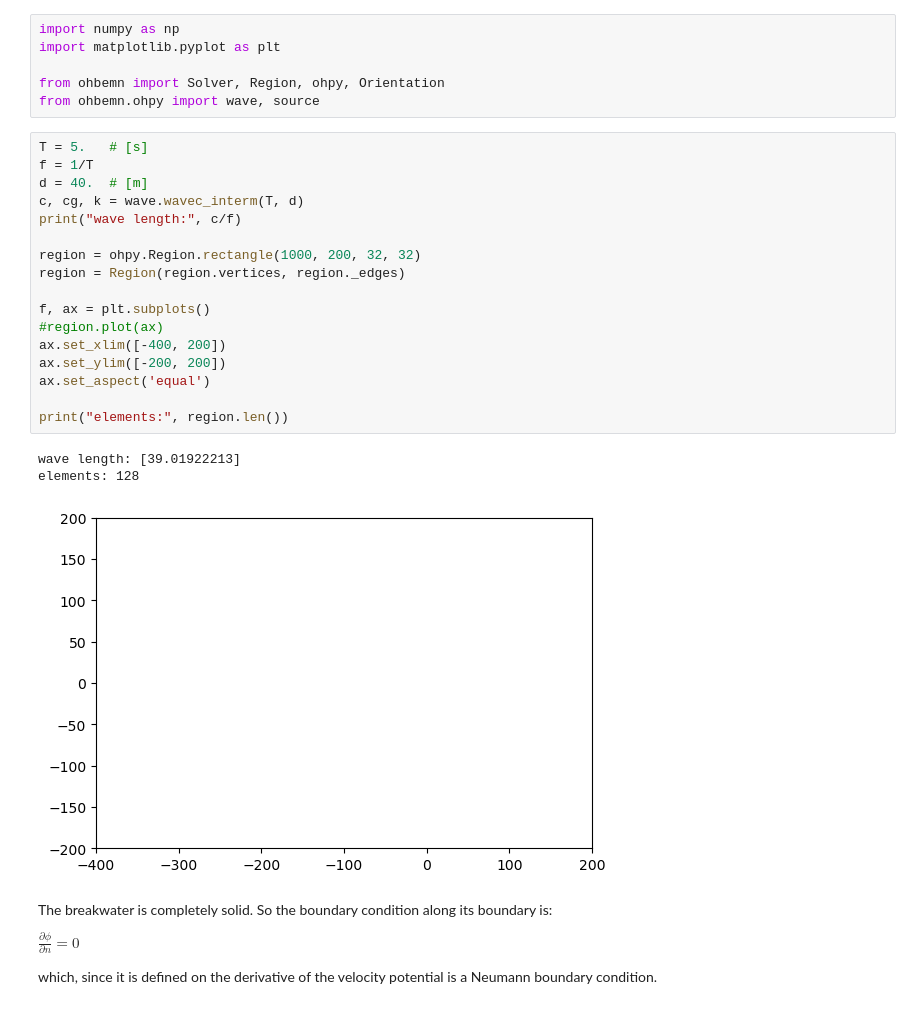
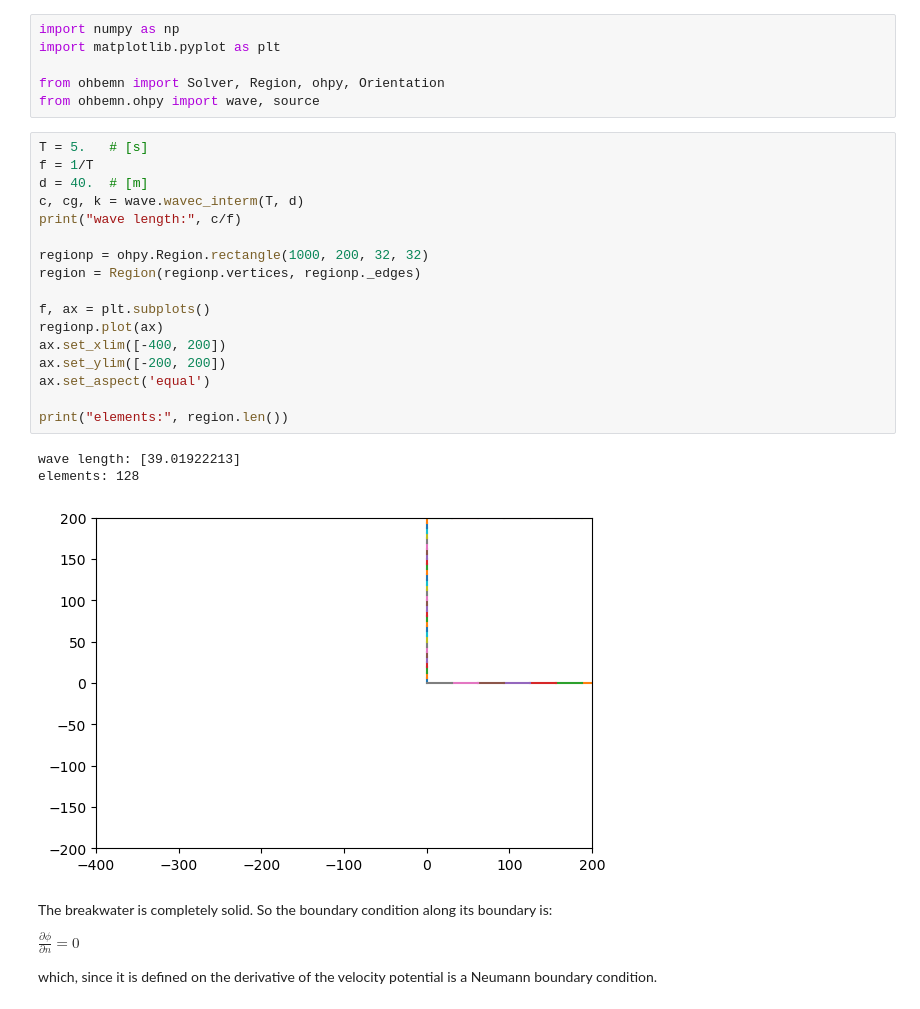
Before and after one commit to gauteh/ohbemn, a Jupyter notebook: examples/Breakwater diffusion.ipynb, the cells around one changed output. Cells and saved outputs as stored; diff of their text form.

```diff
--- a/examples/Breakwater diffusion.ipynb
+++ b/examples/Breakwater diffusion.ipynb
@@ -7,24 +7,24 @@ from ohbemn.ohpy import wave, source
 # %%
 T = 5.   # [s]
 f = 1/T
 d = 40.  # [m]
 c, cg, k = wave.wavec_interm(T, d)
 print("wave length:", c/f)
 
-region = ohpy.Region.rectangle(1000, 200, 32, 32)
-region = Region(region.vertices, region._edges)
+regionp = ohpy.Region.rectangle(1000, 200, 32, 32)
+region = Region(regionp.vertices, regionp._edges)
 
 f, ax = plt.subplots()
-#region.plot(ax)
+regionp.plot(ax)
 ax.set_xlim([-400, 200])
 ax.set_ylim([-200, 200])
 ax.set_aspect('equal')
 
 print("elements:", region.len())
 # %% [output]
 wave length: [39.01922213]
 elements: 128
-[figure, old version]
+[figure, new version]
 # %% [markdown]
 The breakwater is completely solid. So the boundary condition along its boundary is:
 
```
Also changed, not shown: parts of 5 cells of this notebook, 3 other files.
